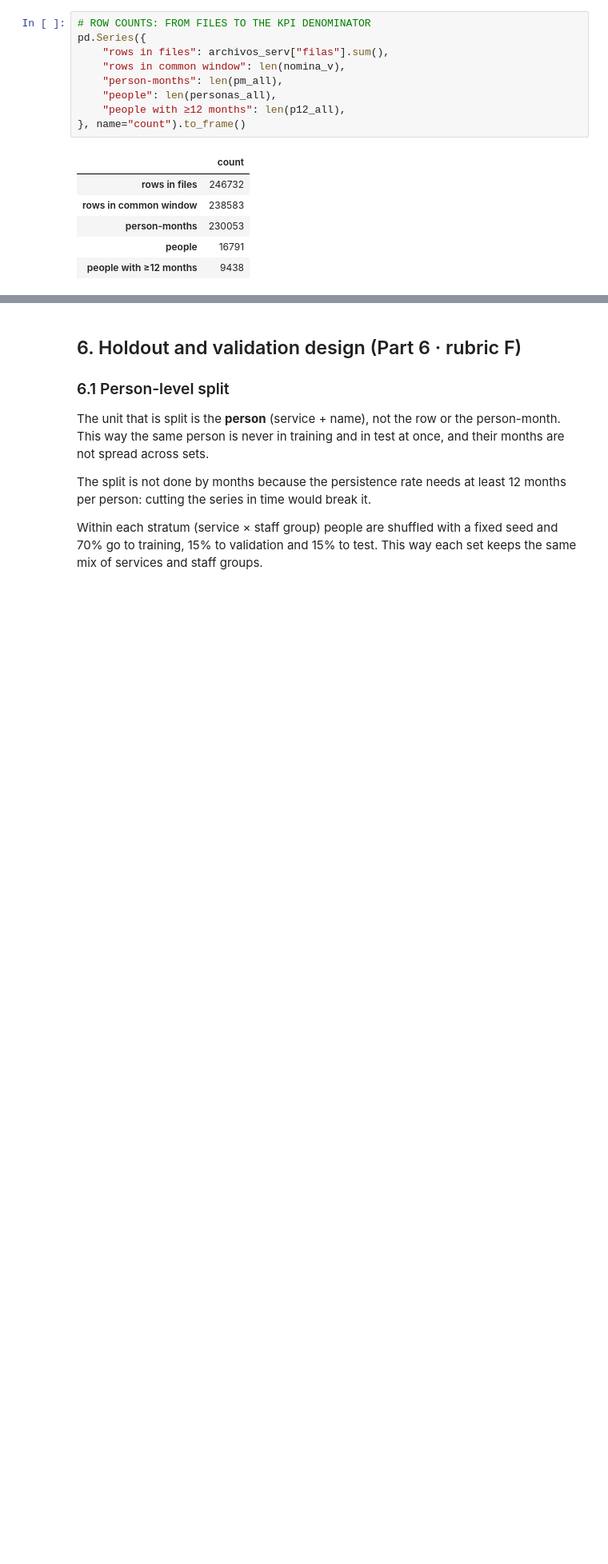
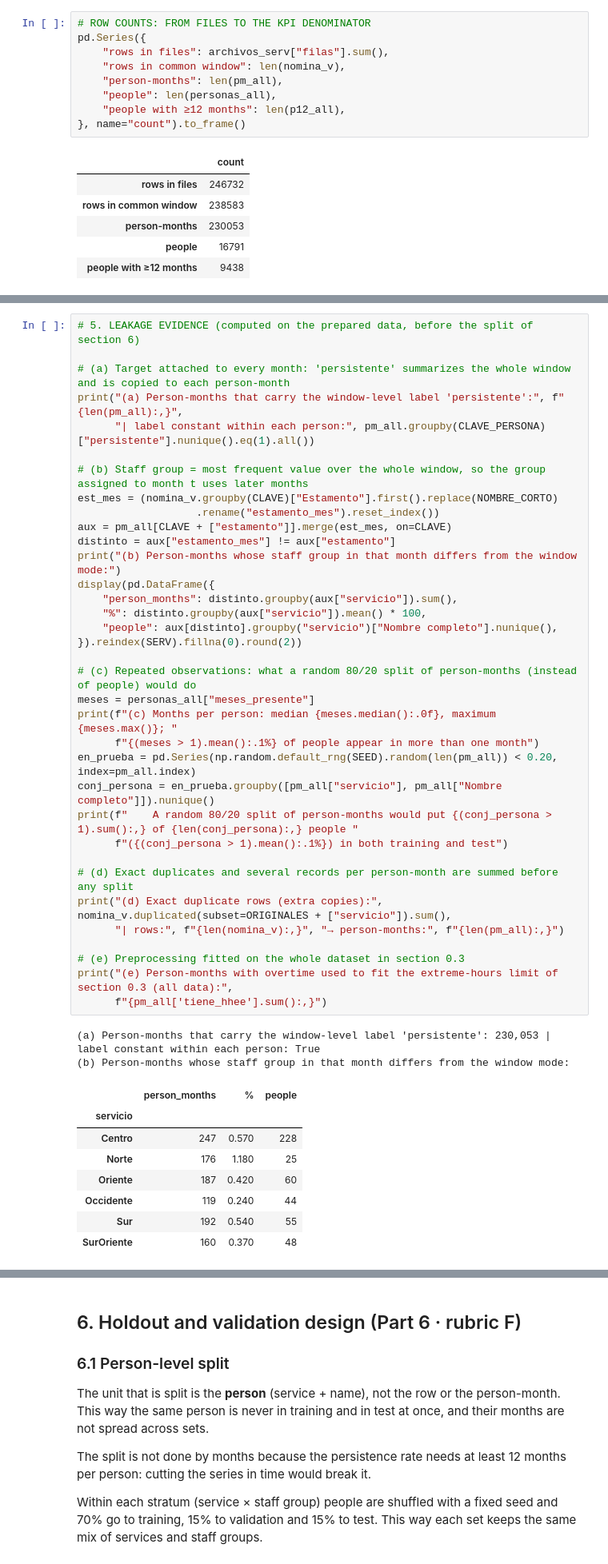
Before and after one commit to josenaxo/Proyecto-Business, a Jupyter notebook: notebooks/W2_project.ipynb, the cells around one changed output, grey strips where cells are left out. Shown at 80% size. Drawn from its saved outputs; the diff is of its cells as text; blank space fills up the shorter version.

```diff
--- a/notebooks/W2_project.ipynb
+++ b/notebooks/W2_project.ipynb
@@ -1348,0 +1474,46 @@ The brief requires:
+# %%
+# 5. LEAKAGE EVIDENCE (computed on the prepared data, before the split of section 6)
+
+# (a) Target attached to every month: 'persistente' summarizes the whole window and is copied to each person-month
+print("(a) Person-months that carry the window-level label 'persistente':", f"{len(pm_all):,}",
+      "| label constant within each person:", pm_all.groupby(CLAVE_PERSONA)["persistente"].nunique().eq(1).all())
+
+# (b) Staff group = most frequent value over the whole window, so the group assigned to month t uses later months
+est_mes = (nomina_v.groupby(CLAVE)["Estamento"].first().replace(NOMBRE_CORTO)
+                   .rename("estamento_mes").reset_index())
+aux = pm_all[CLAVE + ["estamento"]].merge(est_mes, on=CLAVE)
+distinto = aux["estamento_mes"] != aux["estamento"]
+print("(b) Person-months whose staff group in that month differs from the window mode:")
+display(pd.DataFrame({
+    "person_months": distinto.groupby(aux["servicio"]).sum(),
+    "%": distinto.groupby(aux["servicio"]).mean() * 100,
+    "people": aux[distinto].groupby("servicio")["Nombre completo"].nunique(),
+}).reindex(SERV).fillna(0).round(2))
+
+# (c) Repeated observations: what a random 80/20 split of person-months (instead of people) would do
+meses = personas_all["meses_presente"]
+print(f"(c) Months per person: median {meses.median():.0f}, maximum {meses.max()}; "
+      f"{(meses > 1).mean():.1%} of people appear in more than one month")
+en_prueba = pd.Series(np.random.default_rng(SEED).random(len(pm_all)) < 0.20, index=pm_all.index)
+conj_persona = en_prueba.groupby([pm_all["servicio"], pm_all["Nombre completo"]]).nunique()
+print(f"    A random 80/20 split of person-months would put {(conj_persona > 1).sum():,} of {len(conj_persona):,} people "
+      f"({(conj_persona > 1).mean():.1%}) in both training and test")
+
+# (d) Exact duplicates and several records per person-month are summed before any split
+print("(d) Exact duplicate rows (extra copies):", nomina_v.duplicated(subset=ORIGINALES + ["servicio"]).sum(),
+      "| rows:", f"{len(nomina_v):,}", "→ person-months:", f"{len(pm_all):,}")
+
+# (e) Preprocessing fitted on the whole dataset in section 0.3
+print("(e) Person-months with overtime used to fit the extreme-hours limit of section 0.3 (all data):",
+      f"{pm_all['tiene_hhee'].sum():,}")
+# %% [output]
+(a) Person-months that carry the window-level label 'persistente': 230,053 | label constant within each person: True
+(b) Person-months whose staff group in that month differs from the window mode:
+|  | person_months | % | people |
+| servicio |  |  |  |
+| Centro | 247 | 0.570 | 228 |
+| Norte | 176 | 1.180 | 25 |
+| Oriente | 187 | 0.420 | 60 |
+| Occidente | 119 | 0.240 | 44 |
+| Sur | 192 | 0.540 | 55 |
+| SurOriente | 160 | 0.370 | 48 |
```
Also changed, not shown: parts of 18 cells of this notebook, 3 other files.
